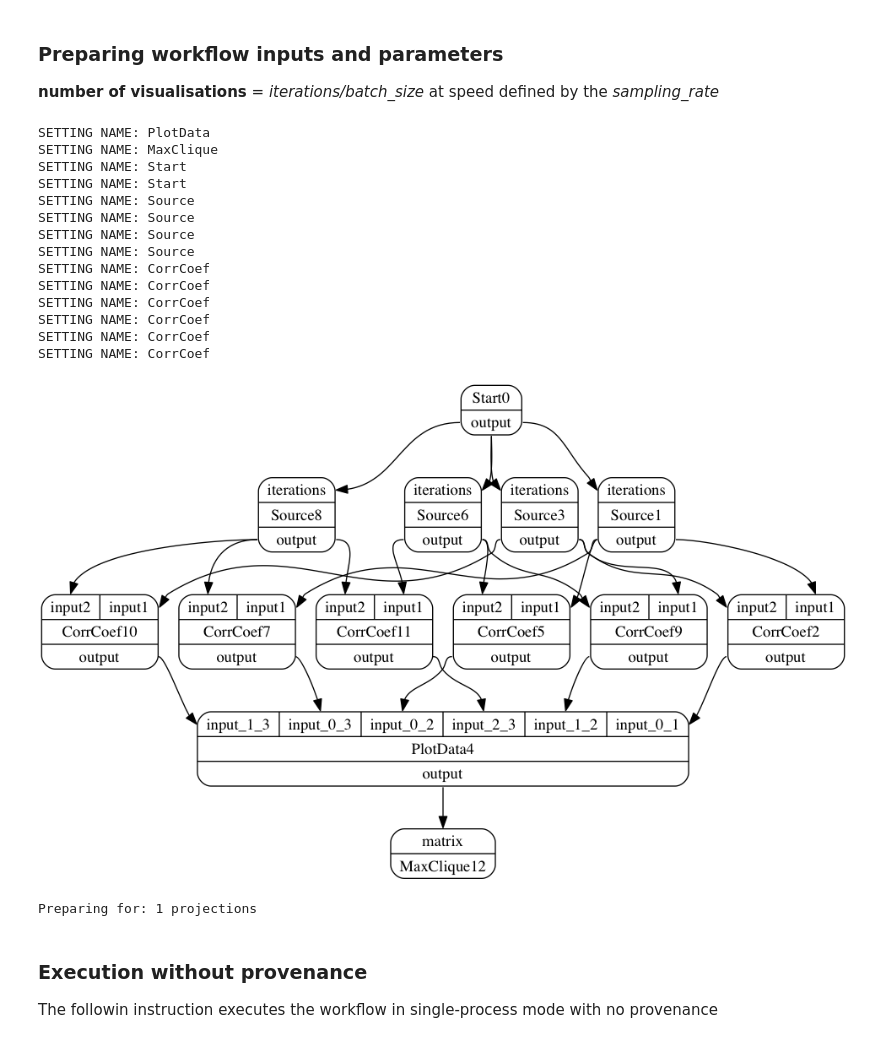
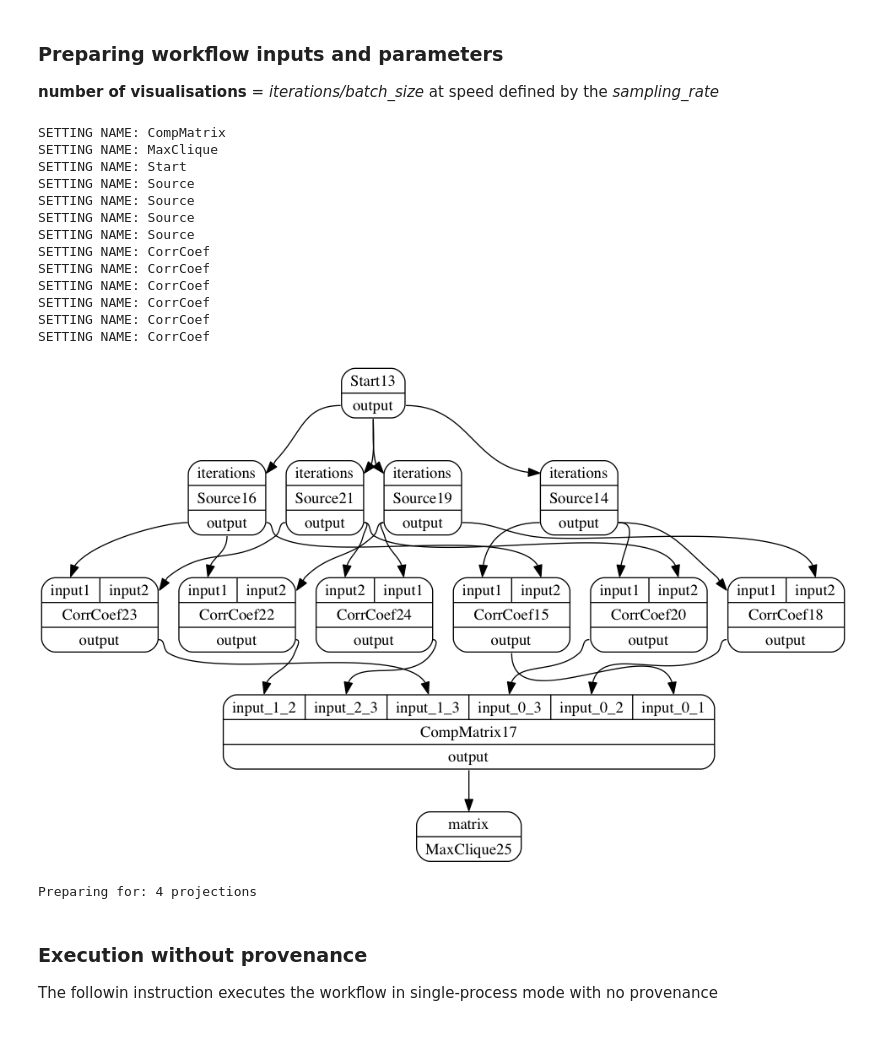
Before and after one commit to rayson1223/dispel4py, a Jupyter notebook: d4py-prov-xcorrelation-example.ipynb, the cells around one changed output. Drawn from its saved outputs; the diff is of its cells as text; code cells hidden in the pictures.

```diff
--- a/d4py-prov-xcorrelation-example.ipynb
+++ b/d4py-prov-xcorrelation-example.ipynb
@@ -139,10 +139,10 @@ class MaxClique(GenericPE):
         matrix[low_values_indices] = 0
         self.log(matrix)
         self.write('graph',matrix,metadata={'matrix':str(matrix),'batch':batch})
-        self.write('clique',matrix,metadata={'matrix':str(matrix),'batch':batch})
+        self.write('clique',matrix,metadata={'matrix':str(matrix),'batch':batch},ignore_inputs=True)
 
         G = nx.from_numpy_matrix(matrix)
-        #plt.figure(1)
+        plt.figure(batch)
         nx.draw(G)
 
         #H = nx.from_numpy_matrix(matrix)
@@ -155,7 +155,7 @@ class MaxClique(GenericPE):
 
 
 
-class PlotData(GenericPE):
+class CompMatrix(GenericPE):
 
     def __init__(self,variables_number):
         GenericPE.__init__(self)
@@ -280,8 +280,8 @@ class CorrCoef(GenericPE):
 # number of projections = iterations/batch_size at speed defined by sampling rate
 variables_number=4
 sampling_rate=100
-batch_size=8
-iterations=8
+batch_size=4
+iterations=16
 
 input_data = {"Start": [{"iterations": [iterations]}]}
 
@@ -290,10 +290,9 @@ input_data = {"Start": [{"iterations": [iterations]}]}
 
 def createWf():
     graph = WorkflowGraph()
-    plot=PlotData(variables_number)
+    plot=CompMatrix(variables_number)
     mc = MaxClique(-0.01)
     start=Start()
-    start2=Start()
     sources={}
 
     for i in range(0,variables_number):
@@ -306,39 +305,36 @@ def createWf():
             plot._add_input('input'+'_'+str(h)+'_'+str(j),grouping=[1])
             graph.connect(sources[h],'output',cc,'input1')
             graph.connect(sources[j],'output',cc,'input2')
             graph.connect(cc,'output',plot,'input'+'_'+str(h)+'_'+str(j))
             cc.numprocesses=1
 
     graph.connect(plot,'output',mc,'matrix')
-   # graph.connect(mc,'graph',start,'iterations')
-   # graph.connect(mc,'clique',start2,'iterations')
 
     return graph
 
 
 graph=createWf()
 #Visualise the graph
 from dispel4py.visualisation import display
 display(graph)
 
 print ("Preparing for: "+str(iterations/batch_size)+" projections" )
 # %% [output]
-SETTING NAME: PlotData
+SETTING NAME: CompMatrix
 SETTING NAME: MaxClique
-SETTING NAME: Start
 SETTING NAME: Start
 SETTING NAME: Source
 SETTING NAME: Source
 SETTING NAME: Source
 SETTING NAME: Source
 SETTING NAME: CorrCoef
 SETTING NAME: CorrCoef
 SETTING NAME: CorrCoef
 SETTING NAME: CorrCoef
 SETTING NAME: CorrCoef
 SETTING NAME: CorrCoef
-[figure, old version]
+[figure, new version]
-Preparing for: 1 projections
+Preparing for: 4 projections
 # %% [markdown]
 ### Execution without provenance
 The followin instruction executes the workflow in single-process mode with no provenance
```
Also changed, not shown: parts of 6 cells of this notebook.
